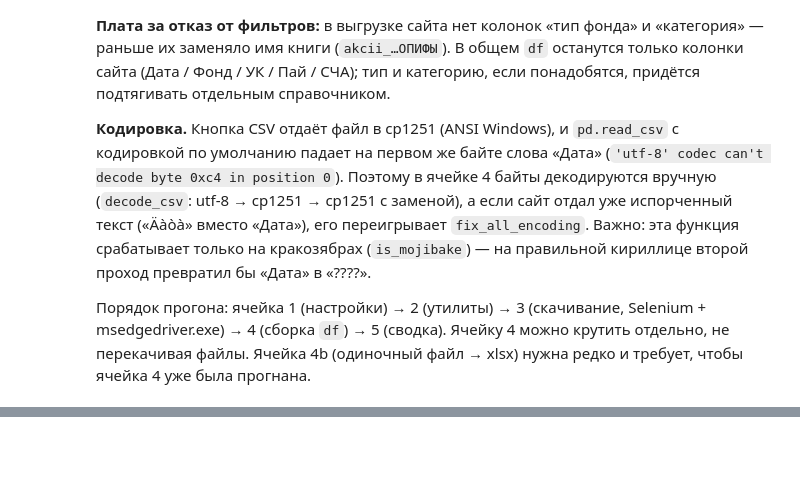
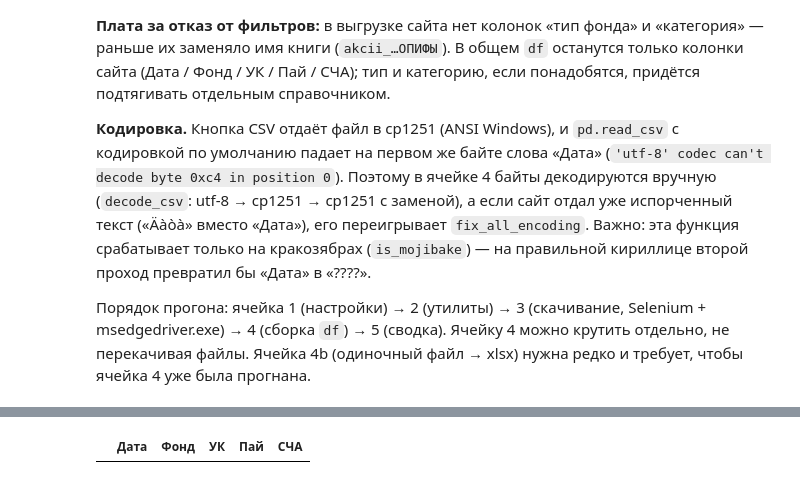
Before and after one commit to 1kosyrkoff/moex_data_parser, a Jupyter notebook: parserInvestfunds_3.ipynb, the cells around one changed output, grey strips where cells are left out. Drawn from its saved outputs; the diff is of its cells as text; code cells hidden in the pictures; blank space fills up the shorter version.

```diff
--- a/parserInvestfunds_3.ipynb
+++ b/parserInvestfunds_3.ipynb
@@ -720,0 +784,5 @@ print(df[TXT_COLS[-1]].value_counts().head().to_string())
+# %%
+duplicates = df[df.duplicated(subset=['Дата', 'Фонд'])]
+duplicates
+# %% [output]
+|  | Дата | Фонд | УК | Пай | СЧА |
```
Also changed, not shown: parts of 12 cells of this notebook, 6 other files.
